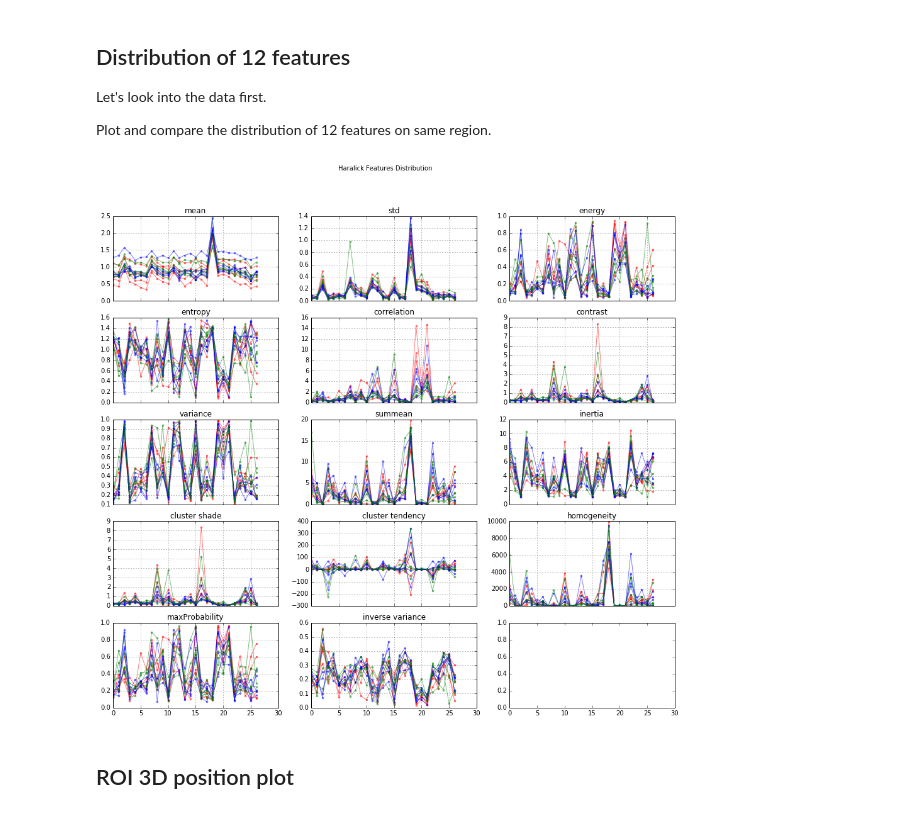
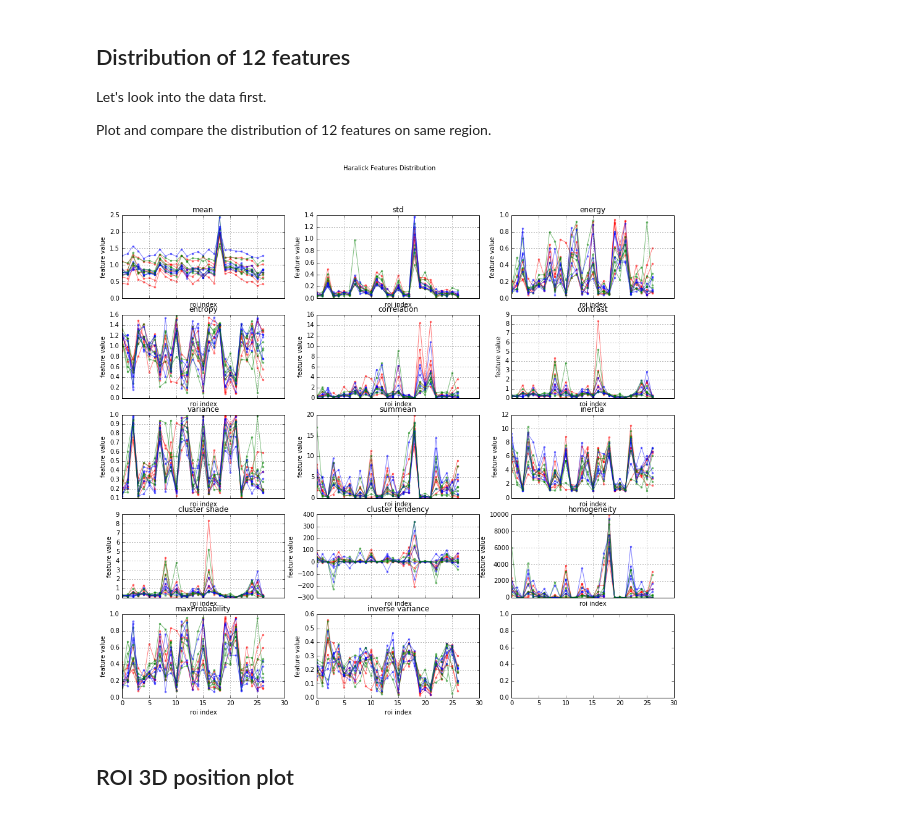
Before and after one commit to Upward-Spiral-Science/claritycontrol, a Jupyter notebook: assignments/a09_extended_exploratory.ipynb, the cells around one changed output. Drawn from its saved outputs; the diff is of its cells as text; code cells hidden in the pictures.

```diff
--- a/assignments/a09_extended_exploratory.ipynb
+++ b/assignments/a09_extended_exploratory.ipynb
@@ -66,28 +66,30 @@ Plot and compare the distribution of 12 features on same region.
 # %%
 fig, ax = plt.subplots(5,3,sharex=True,sharey=False,figsize=(16,14))
 axesList = []
 for axes in ax:
     axesList.extend(axes)
 
 for brain_n in brain_nums:
     tmp = data[data[:,1]==brain_n,:]
     tmp = tmp[np.argsort(tmp[:, 2]),:]
 
     if tmp[0,0] == 0:
         color = 'r'  # cocaine
     elif tmp[0,0] == 1:
         color = 'g'  # control
     elif tmp[0,0] == 2:
         color = 'b'  # fear
 
     for i, ax in enumerate(axesList[:-1]):
         ax.plot(range(len(tmp[:,2])),tmp[:,6+i],color,alpha=0.5,marker='.')
         ax.set_title(fields[6+i])
         ax.grid()
+        ax.set_xlabel('roi index')
+        ax.set_ylabel('feature value')
 fig.suptitle('Haralick Features Distribution')
 fig.show()
 # %% [output]
-[figure, old version]
+[figure, new version]
 # %% [markdown]
 ## ROI 3D position plot
 # %%
```
Also changed, not shown: parts of 1 cell of this notebook, 1 other file.
